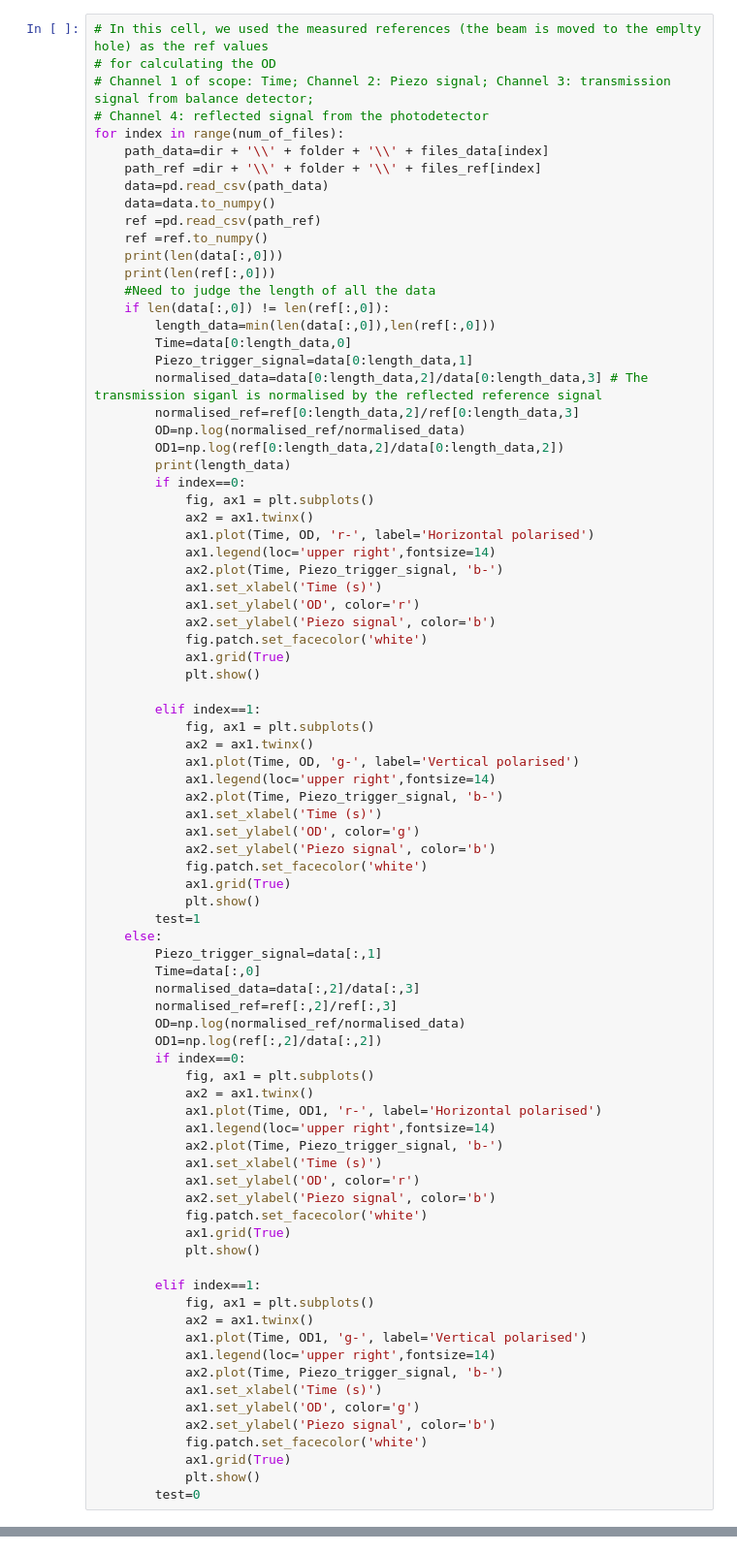
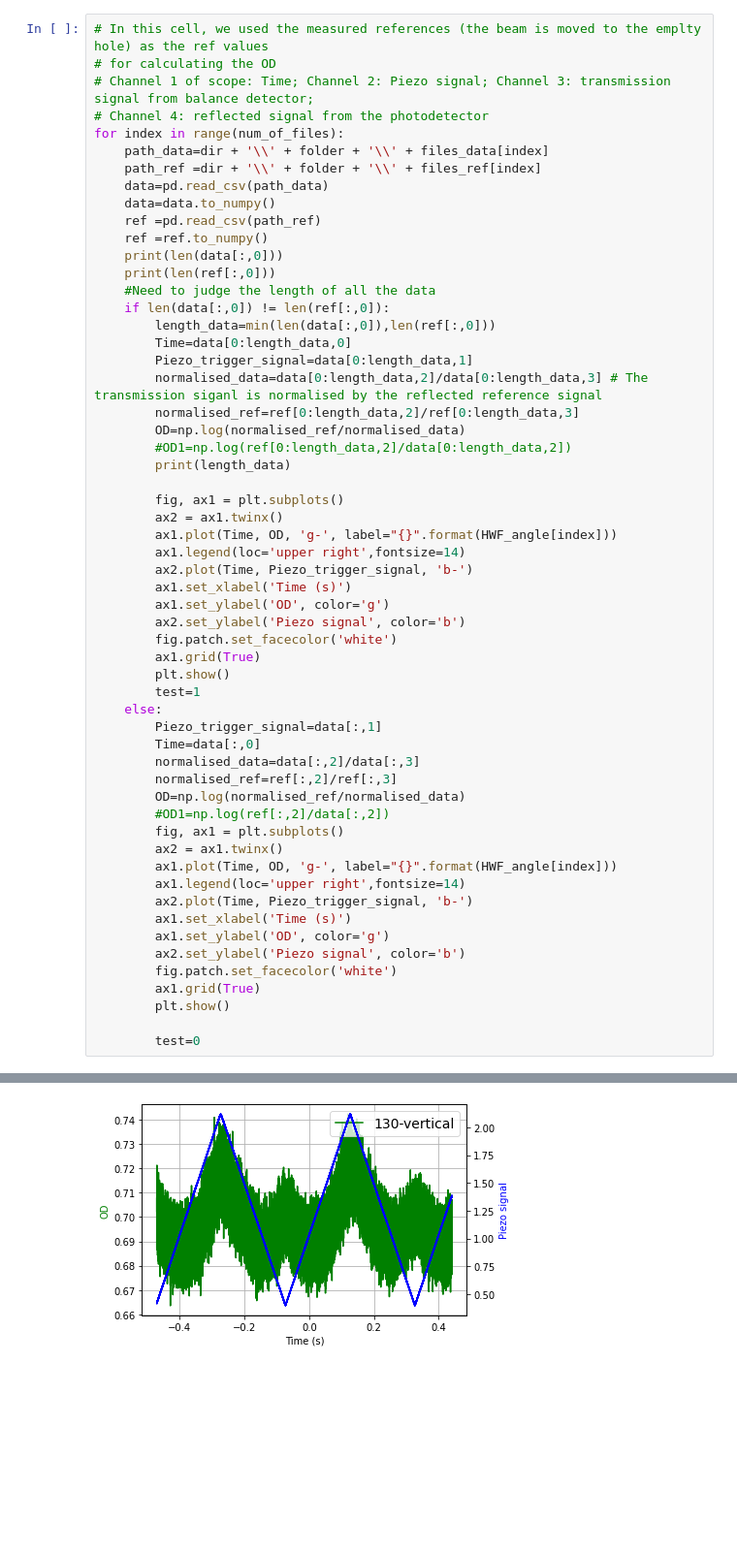
Before and after one commit to JUOM2016/Quick_cal_and_plotting, a Jupyter notebook: absorption_using_laser.ipynb, the cells around one changed output, grey strips where cells are left out. Shown: that part at 97% size. Saved outputs shown, nothing was run; the diff lists cells and outputs as text; blank space fills up the shorter version.

```diff
--- a/absorption_using_laser.ipynb
+++ b/absorption_using_laser.ipynb
@@ -86,33 +86,20 @@ for index in range(num_of_files):
         normalised_data=data[0:length_data,2]/data[0:length_data,3] # The transmission siganl is normalised by the reflected reference signal
         normalised_ref=ref[0:length_data,2]/ref[0:length_data,3]
         OD=np.log(normalised_ref/normalised_data)
-        OD1=np.log(ref[0:length_data,2]/data[0:length_data,2])
+        #OD1=np.log(ref[0:length_data,2]/data[0:length_data,2])
         print(length_data)
-        if index==0:
-            fig, ax1 = plt.subplots()
-            ax2 = ax1.twinx()
-            ax1.plot(Time, OD, 'r-', label='Horizontal polarised')
-            ax1.legend(loc='upper right',fontsize=14)
-            ax2.plot(Time, Piezo_trigger_signal, 'b-')
-            ax1.set_xlabel('Time (s)')
-            ax1.set_ylabel('OD', color='r')
-            ax2.set_ylabel('Piezo signal', color='b')
-            fig.patch.set_facecolor('white')
-            ax1.grid(True)
-            plt.show()
 
-        elif index==1:
-            fig, ax1 = plt.subplots()
-            ax2 = ax1.twinx()
-            ax1.plot(Time, OD, 'g-', label='Vertical polarised')
-            ax1.legend(loc='upper right',fontsize=14)
-            ax2.plot(Time, Piezo_trigger_signal, 'b-')
-            ax1.set_xlabel('Time (s)')
-            ax1.set_ylabel('OD', color='g')
-            ax2.set_ylabel('Piezo signal', color='b')
-            fig.patch.set_facecolor('white')
-            ax1.grid(True)
-            plt.show()
+        fig, ax1 = plt.subplots()
+        ax2 = ax1.twinx()
+        ax1.plot(Time, OD, 'g-', label="{}".format(HWF_angle[index]))
+        ax1.legend(loc='upper right',fontsize=14)
+        ax2.plot(Time, Piezo_trigger_signal, 'b-')
+        ax1.set_xlabel('Time (s)')
+        ax1.set_ylabel('OD', color='g')
+        ax2.set_ylabel('Piezo signal', color='b')
+        fig.patch.set_facecolor('white')
+        ax1.grid(True)
+        plt.show()
         test=1
     else:
         Piezo_trigger_signal=data[:,1]
@@ -120,30 +107,18 @@ for index in range(num_of_files):
         normalised_data=data[:,2]/data[:,3]
         normalised_ref=ref[:,2]/ref[:,3]
         OD=np.log(normalised_ref/normalised_data)
-        OD1=np.log(ref[:,2]/data[:,2])
-        if index==0:
-            fig, ax1 = plt.subplots()
-            ax2 = ax1.twinx()
-            ax1.plot(Time, OD1, 'r-', label='Horizontal polarised')
-            ax1.legend(loc='upper right',fontsize=14)
-            ax2.plot(Time, Piezo_trigger_signal, 'b-')
-            ax1.set_xlabel('Time (s)')
-            ax1.set_ylabel('OD', color='r')
-            ax2.set_ylabel('Piezo signal', color='b')
-            fig.patch.set_facecolor('white')
-            ax1.grid(True)
-            plt.show()
+        #OD1=np.log(ref[:,2]/data[:,2])
+        fig, ax1 = plt.subplots()
+        ax2 = ax1.twinx()
+        ax1.plot(Time, OD, 'g-', label="{}".format(HWF_angle[index]))
+        ax1.legend(loc='upper right',fontsize=14)
+        ax2.plot(Time, Piezo_trigger_signal, 'b-')
+        ax1.set_xlabel('Time (s)')
+        ax1.set_ylabel('OD', color='g')
+        ax2.set_ylabel('Piezo signal', color='b')
+        fig.patch.set_facecolor('white')
+        ax1.grid(True)
+        plt.show()
 
-        elif index==1:
-            fig, ax1 = plt.subplots()
-            ax2 = ax1.twinx()
-            ax1.plot(Time, OD1, 'g-', label='Vertical polarised')
-            ax1.legend(loc='upper right',fontsize=14)
-            ax2.plot(Time, Piezo_trigger_signal, 'b-')
-            ax1.set_xlabel('Time (s)')
-            ax1.set_ylabel('OD', color='g')
-            ax2.set_ylabel('Piezo signal', color='b')
-            fig.patch.set_facecolor('white')
-            ax1.grid(True)
-            plt.show()
         test=0
+# %% [output]
@@ -149,0 +127 @@ for index in range(num_of_files):
+[figure, added]
```
Also changed, not shown: parts of 3 cells of this notebook.
